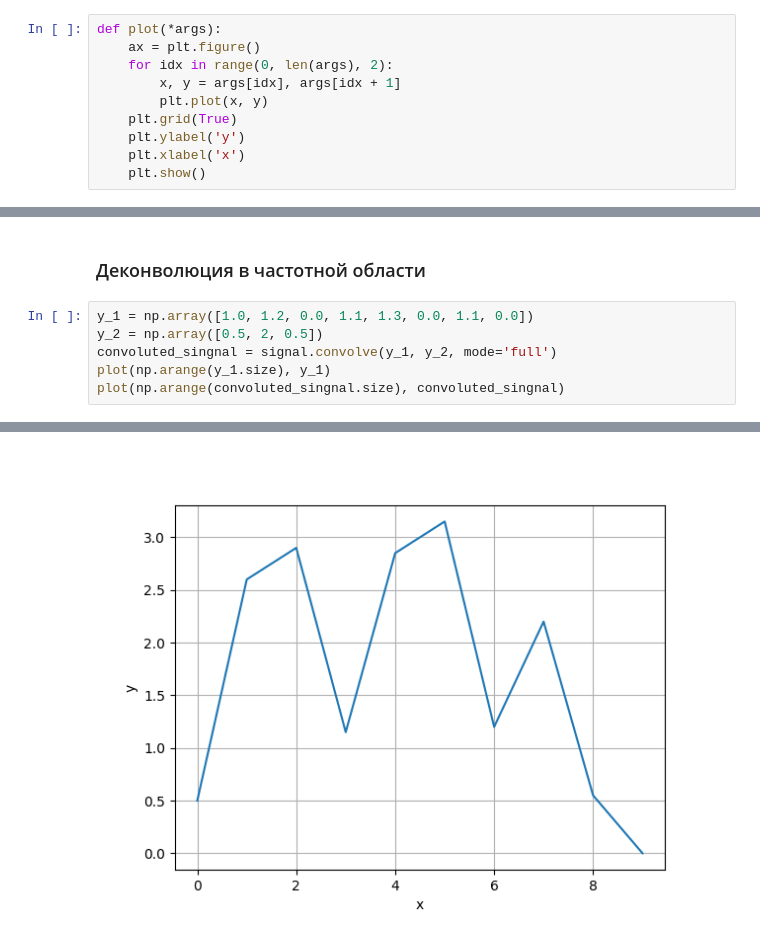
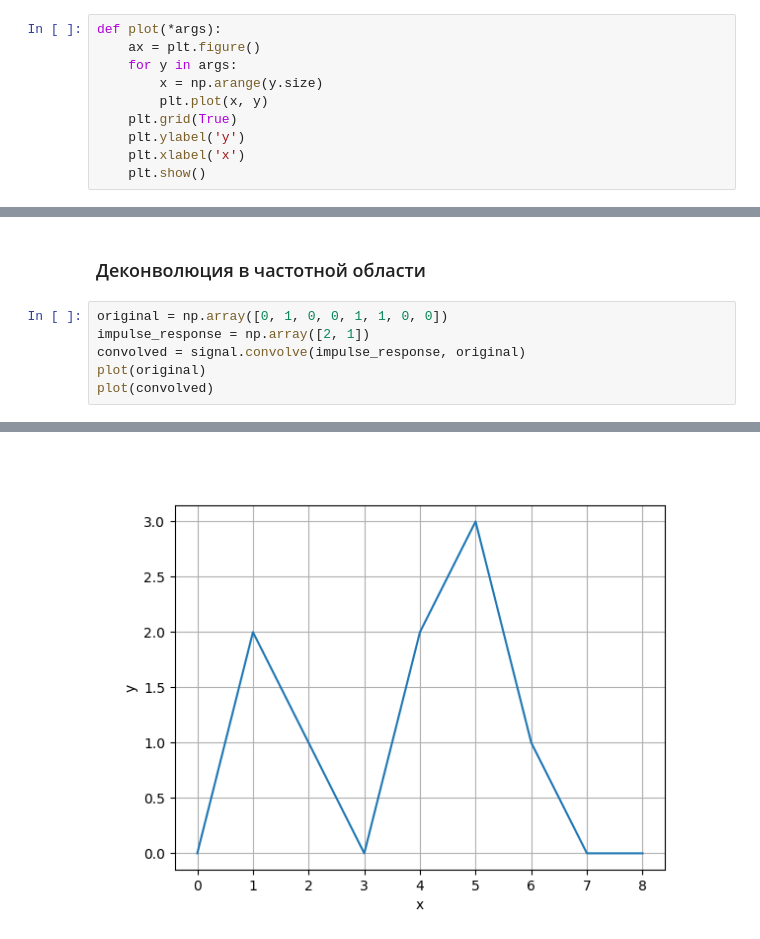
Before and after one commit to Niatomi/conversion-of-measurement-signals-course, a Jupyter notebook: src/practice_7.ipynb, the cells around one changed output, grey strips where cells are left out. Drawn from its saved outputs; the diff is of its cells as text.

```diff
--- a/src/practice_7.ipynb
+++ b/src/practice_7.ipynb
@@ -11,8 +12,8 @@ from scipy import signal
 # %%
 def plot(*args):
     ax = plt.figure()
-    for idx in range(0, len(args), 2):
-        x, y = args[idx], args[idx + 1]
+    for y in args:
+        x = np.arange(y.size)
         plt.plot(x, y)
     plt.grid(True)
     plt.ylabel('y')
@@ -72,9 +72,9 @@ plot(np.arange(convolved.size), convolved)
 # %% [markdown]
 ### Деконволюция в частотной области
 # %%
-y_1 = np.array([1.0, 1.2, 0.0, 1.1, 1.3, 0.0, 1.1, 0.0])
-y_2 = np.array([0.5, 2, 0.5])
-convoluted_singnal = signal.convolve(y_1, y_2, mode='full')
-plot(np.arange(y_1.size), y_1)
-plot(np.arange(convoluted_singnal.size), convoluted_singnal)
+original = np.array([0, 1, 0, 0, 1, 1, 0, 0])
+impulse_response = np.array([2, 1])
+convolved = signal.convolve(impulse_response, original)
+plot(original)
+plot(convolved)
 # %% [output]
@@ -82 +82 @@ plot(np.arange(convoluted_singnal.size), convoluted_singnal)
-[figure, old version]
+[figure, new version]
```
Also changed, not shown: parts of 14 cells of this notebook.
